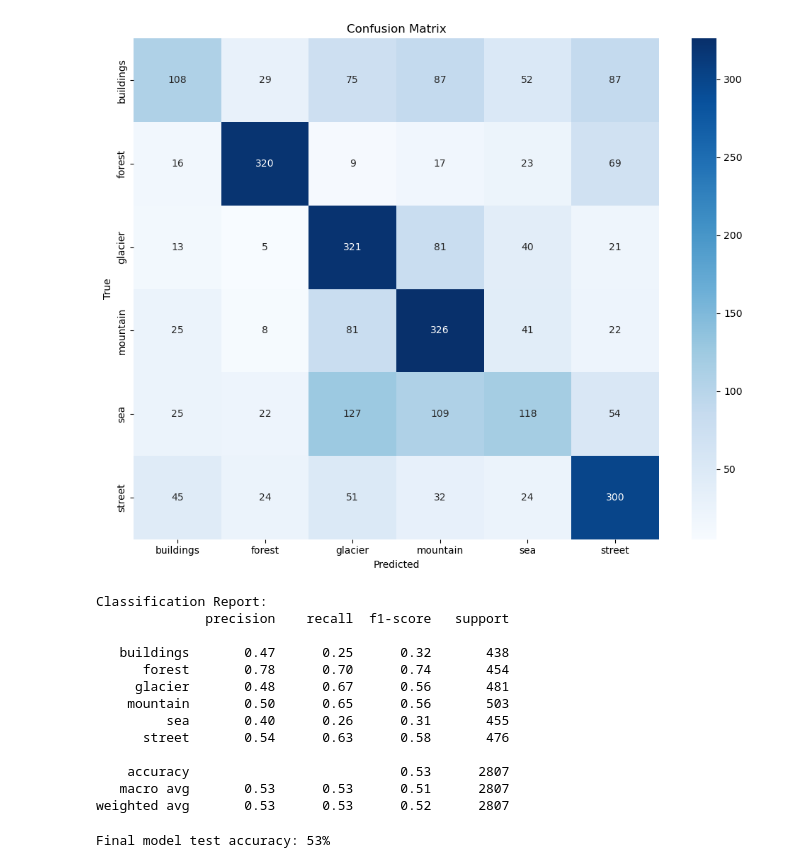
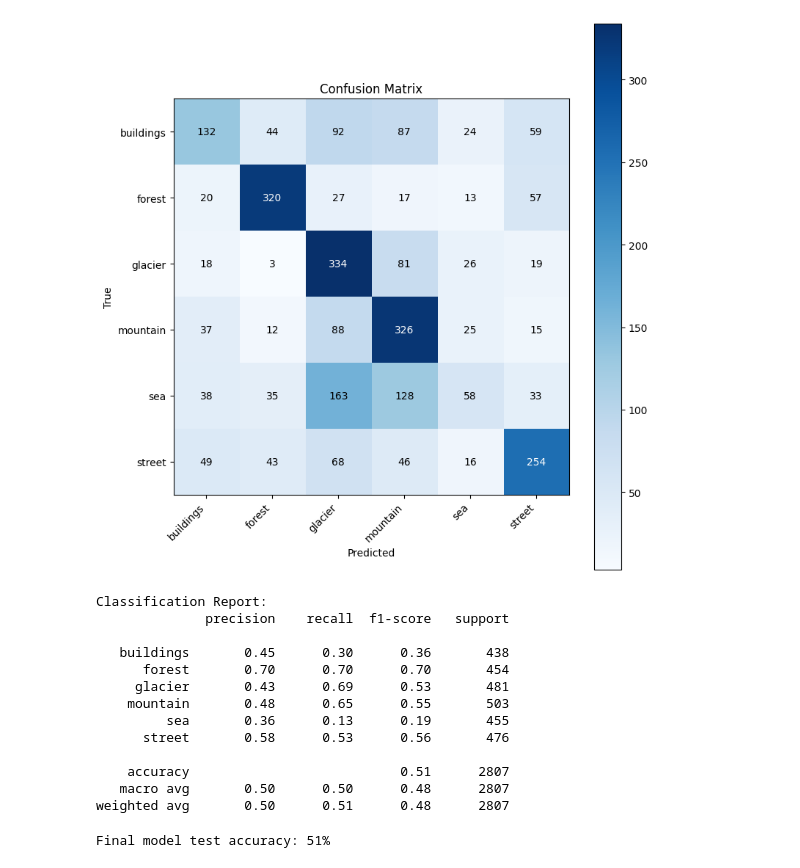
Before and after one commit to Model-28/project, a Jupyter notebook: models/logreg/updatedLR.ipynb, the cells around one changed output. Cells and saved outputs as stored; diff of their text form; code cells hidden in the pictures.

Commit message:
logreg updated with training and flask is working fine

```diff
--- a/models/logreg/updatedLR.ipynb
+++ b/models/logreg/updatedLR.ipynb
@@ -16,7 +26,7 @@ from tensorflow.keras.optimizers import SGD, Adam
 from tensorflow.keras.models import Sequential
 from tensorflow.keras.layers import Dense, Input
 # Set data path (adjust to your structure)
-data_dir = "../../inteldata/seg_train/seg_train/"  # or the correct relative path
+data_dir = "../../../archive/seg_train/seg_train/"  # or the correct relative path
 
 # Parameters
 img_size = (64, 64)
@@ -216,31 +585,45 @@ Final Model Test Loss: 1.3464
 # %%
 import numpy as np
 import matplotlib.pyplot as plt
-import seaborn as sns
 from sklearn.metrics import confusion_matrix, classification_report
-y_pred_prob = final_model.predict(X_test)
-y_pred = np.argmax(y_pred_prob, axis=1)
-y_true = np.argmax(y_test_cat, axis=1)
 
-# Step 2: Create confusion matrix
+# 1) Predictions
+y_pred = np.argmax(final_model.predict(X_test), axis=1)
+y_true = y_test
+
+# 2) Confusion matrix
 cm = confusion_matrix(y_true, y_pred)
+class_names = le.classes_   # <— use the existing LabelEncoder
 
-# Step 3: Get class names (for better labeling)
-class_names = label_encoder.classes_
+# 3) Plot with pure Matplotlib
+fig, ax = plt.subplots(figsize=(8,8))
+im = ax.imshow(cm, interpolation='nearest', cmap='Blues')
+fig.colorbar(im, ax=ax)
+ax.set(
+    xticks=np.arange(len(class_names)),
+    yticks=np.arange(len(class_names)),
+    xticklabels=class_names,
+    yticklabels=class_names,
+    xlabel="Predicted",
+    ylabel="True",
+    title="Confusion Matrix"
+)
+plt.setp(ax.get_xticklabels(), rotation=45, ha="right")
 
-# Step 4: Plot the confusion matrix
-plt.figure(figsize=(10, 8))
-sns.heatmap(cm, annot=True, fmt='d', cmap='Blues',
-            xticklabels=class_names,
-            yticklabels=class_names)
-plt.xlabel('Predicted')
-plt.ylabel('True')
-plt.title('Confusion Matrix')
+# 4) Annotate
+thresh = cm.max() / 2
+for i in range(cm.shape[0]):
+    for j in range(cm.shape[1]):
+        ax.text(
+            j, i, cm[i, j],
+            ha="center", va="center",
+            color="white" if cm[i, j] > thresh else "black"
+        )
+
 plt.tight_layout()
-plt.savefig('confusion_matrix.png')
 plt.show()
 
-# Step 5: Print classification report for additional metrics
+# 5) Classification report
 print("\nClassification Report:")
 print(classification_report(y_true, y_pred, target_names=class_names))
 # %% [output]
@@ -248,20 +631,20 @@ print(classification_report(y_true, y_pred, target_names=class_names))
-[figure, old version]
+[figure, new version]
 Classification Report:
               precision    recall  f1-score   support
 
-   buildings       0.47      0.25      0.32       438
-      forest       0.78      0.70      0.74       454
-     glacier       0.48      0.67      0.56       481
-    mountain       0.50      0.65      0.56       503
-         sea       0.40      0.26      0.31       455
-      street       0.54      0.63      0.58       476
+   buildings       0.45      0.30      0.36       438
+      forest       0.70      0.70      0.70       454
+     glacier       0.43      0.69      0.53       481
+    mountain       0.48      0.65      0.55       503
+         sea       0.36      0.13      0.19       455
+      street       0.58      0.53      0.56       476
 
-    accuracy                           0.53      2807
-   macro avg       0.53      0.53      0.51      2807
-weighted avg       0.53      0.53      0.52      2807
+    accuracy                           0.51      2807
+   macro avg       0.50      0.50      0.48      2807
+weighted avg       0.50      0.51      0.48      2807
 # %%
 
-model_acc = test_accuracy * 100
+model_acc = test_acc * 100
 print(f"Final model test accuracy: {model_acc:.0f}%")
 # %% [output]
-Final model test accuracy: 53%
+Final model test accuracy: 51%
```
Also changed, not shown: parts of 7 cells of this notebook, 11 other files.
